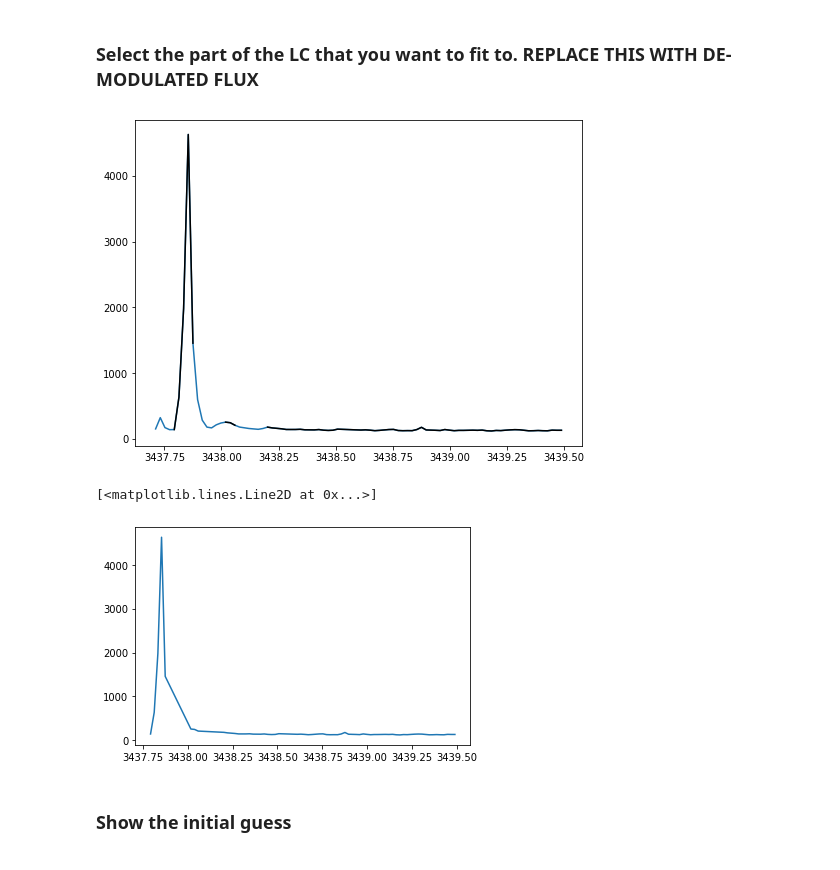
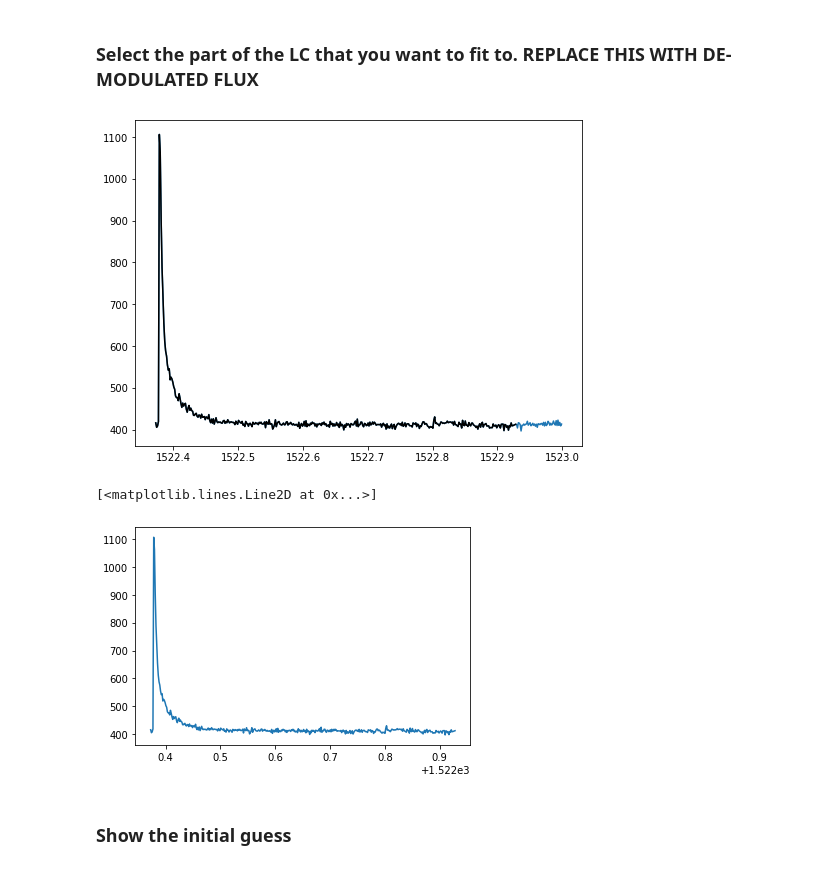
Before and after one commit to ekaterinailin/MalachiteMountains, a Jupyter notebook: analysis/notebooks/NB4_flare_fit_to_data.ipynb, the cells around one changed output. Saved outputs shown, nothing was run; the diff lists cells and outputs as text; code cells hidden in the pictures.

```diff
--- a/analysis/notebooks/NB4_flare_fit_to_data.ipynb
+++ b/analysis/notebooks/NB4_flare_fit_to_data.ipynb
@@ -41,5 +42,5 @@ lcs
 6 rows × 28 columns
 # %%
-target = lcs.loc[4]
+target = lcs.loc[5]
 target
 # %% [output]
@@ -65,5 +66,5 @@ Name: 4, dtype: object
 # %%
 flck = fetch_lightcurve(target)
 
-t, sflux, model, period = remove_sinusoidal(target, plot=True, save=False)
+t, sflux, model, period = remove_sinusoidal(target, plot=True, save=True)
 # %% [output]
@@ -75,27 +82,28 @@ Relative amplitude of modulation: 5.4e-03
 # %%
 flc = copy.deepcopy(flck)
 flc.flux[:] = sflux
 median = np.nanmedian(flc.flux)
 e_median = np.nanstd(flc.flux)/10.
 
 ### Select those parts of the LC that you want to use for fitting
 
 i0, i1 = np.argmin((flc.time-target.tstart)**2)-2, np.argmin((flc.time-target.view_stop)**2)-0 #150,600 otherwise, 2,0
 
 flc.flux_err[:] = np.nanstd(flc.flux)
 flc = flc[i0:i1]
 plt.figure(figsize=(8,6))
 plt.plot(flc.time, flc.flux)
 #a=[(0,151),(210,235),(280,310),(500,1000)]#44984200
-a= [(4,9),(15,18),(23,200)]#212035340
+#a= [(4,9),(15,18),(23,200)]#212035340
+a= [(0,400)]#212035340
 #a = [(0,100),(400,500),(910,3200)]#100004076
 #a = [(0,120),(235,800)] #237880881
 #a=[(0,130),(140,150),(190,210),(330,360),(480,520),(630,660)] #277539431
 for i, j in a:
     plt.plot(flc.time[i:j],flc.flux[i:j],c="k")
 #plt.ylim(target.view_min,target.view_max),
 # %% [output]
-[figure, old version]
+[figure, new version]
 # %%
 time = []
 flux = []
@@ -110,7 +118,7 @@ flux_err = np.array([x for sl in flux_err for x in sl])
 plt.plot(time, flux)
 # %% [output]
 [<matplotlib.lines.Line2D at 0x...>]
-[figure, old version]
+[figure, new version]
 # %% [markdown]
 ### Show the initial guess
 # %%
```
Also changed, not shown: parts of 14 cells of this notebook, 6 other files.
